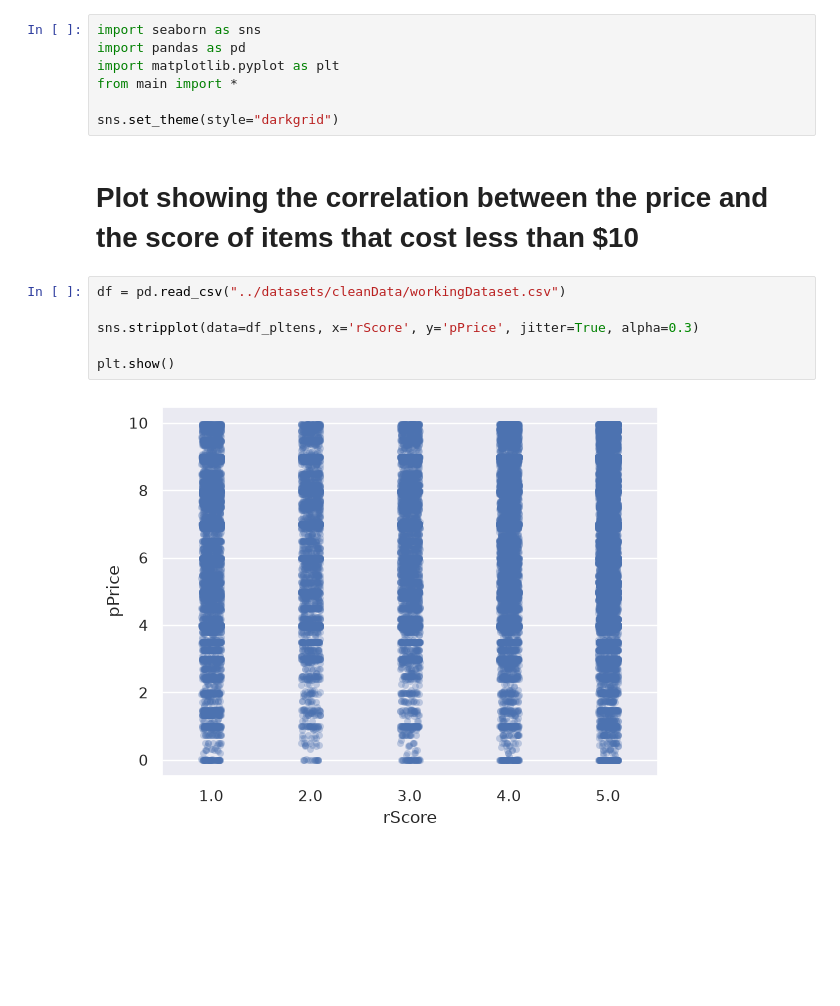
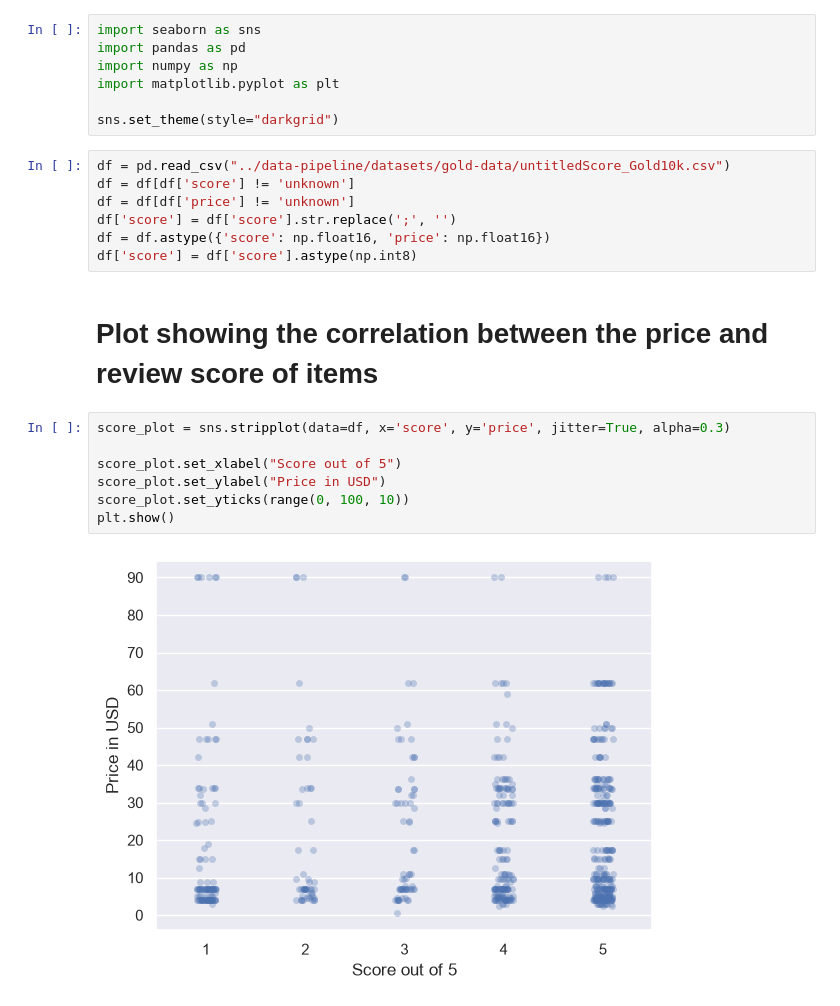
Before and after one commit to Goaten-31/Senti, a Jupyter notebook: data-manipulation/initPlots.ipynb, the cells around one changed output. Drawn from its saved outputs; the diff is of its cells as text; blank space fills up the shorter version.

Commit message:
corrected chart and updated project status

```diff
--- a/data-manipulation/initPlots.ipynb
+++ b/data-manipulation/initPlots.ipynb
@@ -1,17 +1,25 @@
 # %%
 import seaborn as sns
 import pandas as pd
+import numpy as np
 import matplotlib.pyplot as plt
-from main import *
 
 sns.set_theme(style="darkgrid")
+# %%
+df = pd.read_csv("../data-pipeline/datasets/gold-data/untitledScore_Gold10k.csv")
+df = df[df['score'] != 'unknown']
+df = df[df['price'] != 'unknown']
+df['score'] = df['score'].str.replace(';', '')
+df = df.astype({'score': np.float16, 'price': np.float16})
+df['score'] = df['score'].astype(np.int8)
 # %% [markdown]
-# Plot showing the correlation between the price and the score of items that cost less than $10
+# Plot showing the correlation between the price and review score of items
 # %%
-df = pd.read_csv("../datasets/cleanData/workingDataset.csv")
+score_plot = sns.stripplot(data=df, x='score', y='price', jitter=True, alpha=0.3)
 
-sns.stripplot(data=df_pltens, x='rScore', y='pPrice', jitter=True, alpha=0.3)
-
+score_plot.set_xlabel("Score out of 5")
+score_plot.set_ylabel("Price in USD")
+score_plot.set_yticks(range(0, 100, 10))
 plt.show()
 # %% [output]
-[figure, old version]
+[figure, new version]
```
Also changed, not shown: parts of 1 cell of this notebook, 1 other file.
